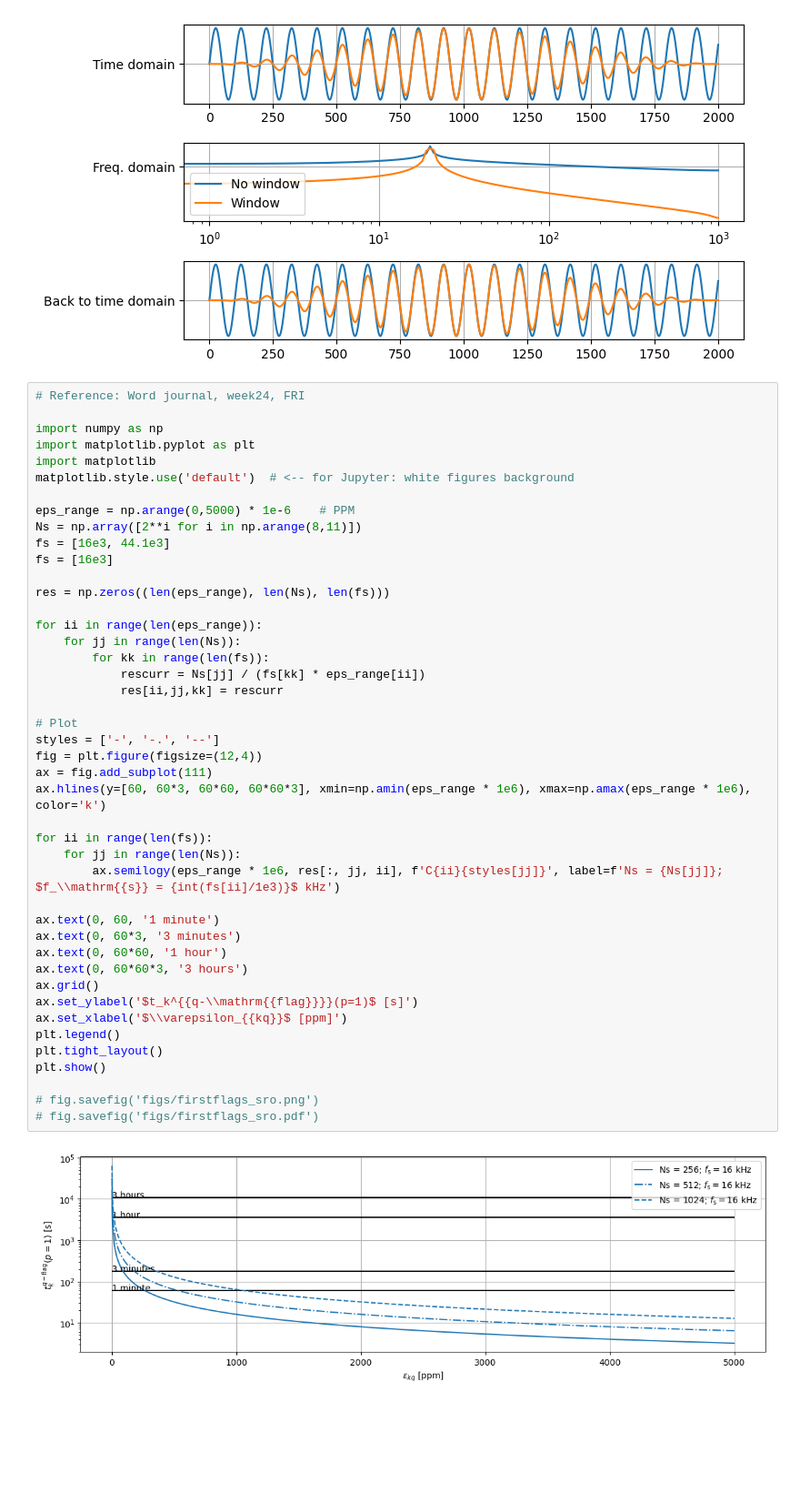
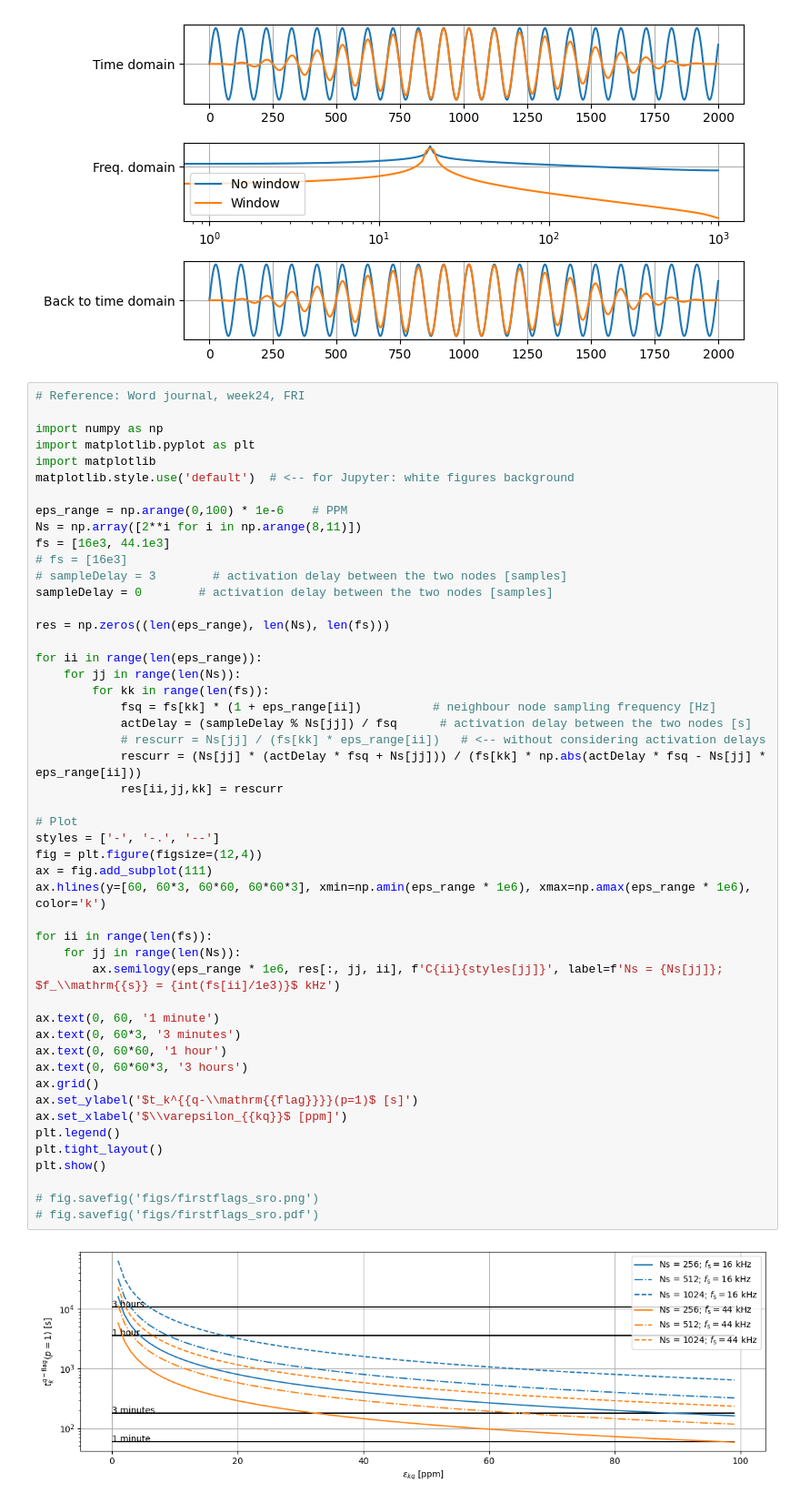
Before and after one commit to p-didier/sounds-phd, a Jupyter notebook: 96_quick_plots/notebook.ipynb, the cells around one changed output. Shown at 91% size. Drawn from its saved outputs; the diff is of its cells as text; blank space fills up the shorter version.

Commit message:
Added possibility to include an inter-node activation delay (unsure it is correct -- see LaTeX journal week24, FRI)

```diff
--- a/96_quick_plots/notebook.ipynb
+++ b/96_quick_plots/notebook.ipynb
@@ -56,41 +56,46 @@ import matplotlib.pyplot as plt
 import matplotlib
 matplotlib.style.use('default')  # <-- for Jupyter: white figures background
 
-eps_range = np.arange(0,5000) * 1e-6    # PPM
+eps_range = np.arange(0,100) * 1e-6    # PPM
 Ns = np.array([2**i for i in np.arange(8,11)])
 fs = [16e3, 44.1e3]
-fs = [16e3]
+# fs = [16e3]
+# sampleDelay = 3        # activation delay between the two nodes [samples]
+sampleDelay = 0        # activation delay between the two nodes [samples]
 
 res = np.zeros((len(eps_range), len(Ns), len(fs)))
 
 for ii in range(len(eps_range)):
     for jj in range(len(Ns)):
         for kk in range(len(fs)):
-            rescurr = Ns[jj] / (fs[kk] * eps_range[ii])
+            fsq = fs[kk] * (1 + eps_range[ii])          # neighbour node sampling frequency [Hz]
+            actDelay = (sampleDelay % Ns[jj]) / fsq      # activation delay between the two nodes [s]
+            # rescurr = Ns[jj] / (fs[kk] * eps_range[ii])   # <-- without considering activation delays
+            rescurr = (Ns[jj] * (actDelay * fsq + Ns[jj])) / (fs[kk] * np.abs(actDelay * fsq - Ns[jj] * eps_range[ii]))
             res[ii,jj,kk] = rescurr
 
 # Plot
 styles = ['-', '-.', '--']
 fig = plt.figure(figsize=(12,4))
 ax = fig.add_subplot(111)
 ax.hlines(y=[60, 60*3, 60*60, 60*60*3], xmin=np.amin(eps_range * 1e6), xmax=np.amax(eps_range * 1e6), color='k')
 
 for ii in range(len(fs)):
     for jj in range(len(Ns)):
         ax.semilogy(eps_range * 1e6, res[:, jj, ii], f'C{ii}{styles[jj]}', label=f'Ns = {Ns[jj]}; $f_\\mathrm{{s}} = {int(fs[ii]/1e3)}$ kHz')
 
 ax.text(0, 60, '1 minute')
 ax.text(0, 60*3, '3 minutes')
 ax.text(0, 60*60, '1 hour')
 ax.text(0, 60*60*3, '3 hours')
 ax.grid()
 ax.set_ylabel('$t_k^{{q-\\mathrm{{flag}}}}(p=1)$ [s]')
 ax.set_xlabel('$\\varepsilon_{{kq}}$ [ppm]')
 plt.legend()
 plt.tight_layout()
 plt.show()
 
 # fig.savefig('figs/firstflags_sro.png')
 # fig.savefig('figs/firstflags_sro.pdf')
 # %% [output]
-[figure, old version]
+[figure, new version]
```
